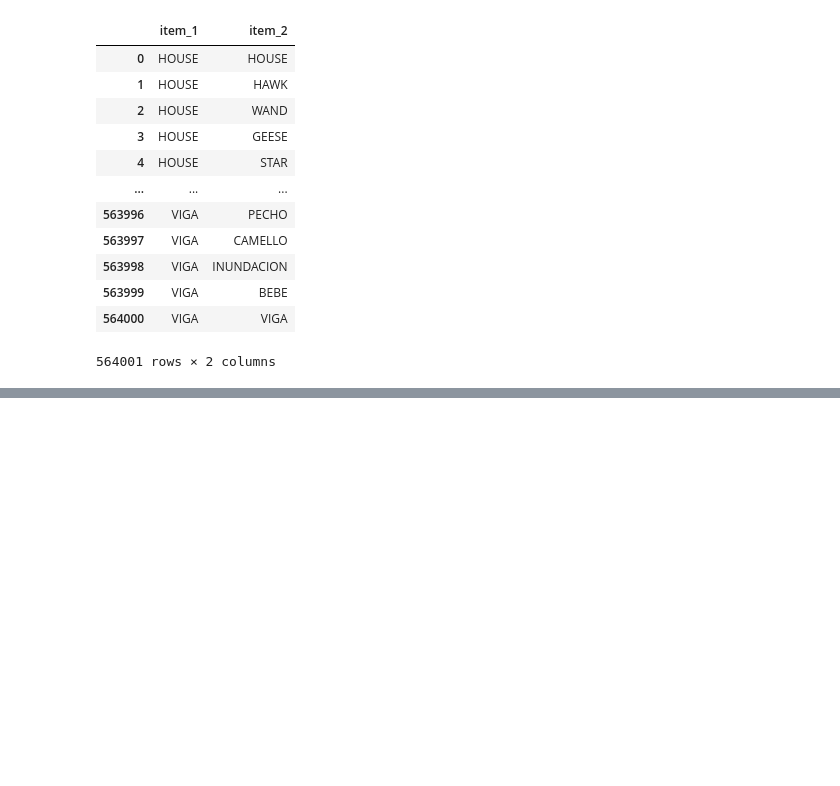
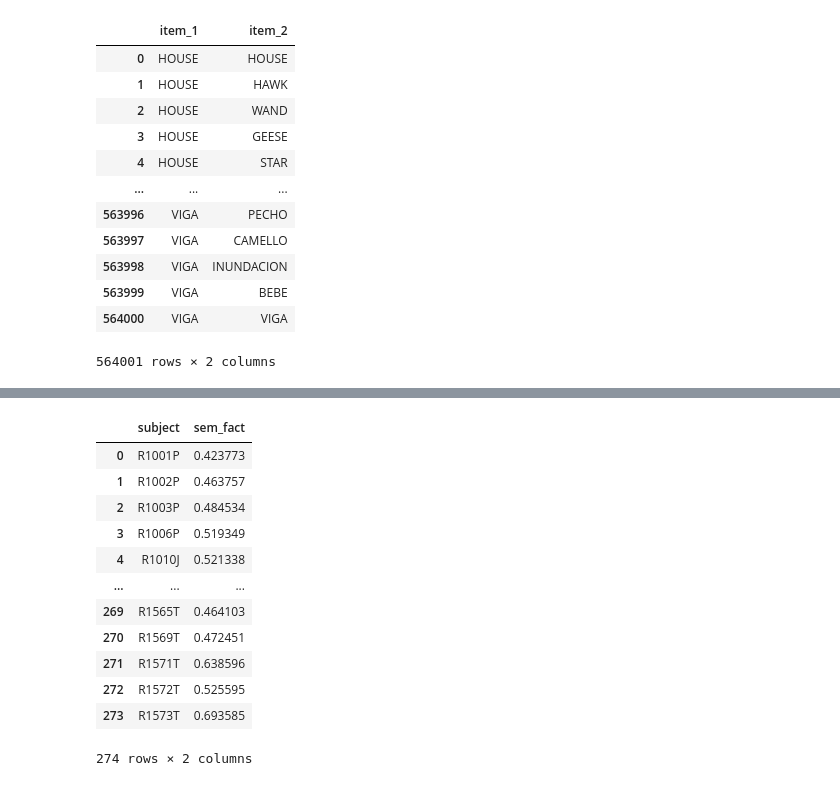
Before and after one commit to pennmem/pybeh_pd, a Jupyter notebook: FR1_analyses.ipynb, the cells around one changed output, grey strips where cells are left out. Saved outputs shown, nothing was run; the diff lists cells and outputs as text; code cells hidden in the pictures; blank space fills up the shorter version.

```diff
--- a/FR1_analyses.ipynb
+++ b/FR1_analyses.ipynb
@@ -107,14 +124,28 @@ g = sns.lineplot(x='avg_sem_bin_mean', y='prob', data=pb_sem_crp)
 # %%
 pb_sem_dist_fact = events_new.groupby("subject").apply(pb.pd_dist_fact,
                                                        rec_itemnos=None,
                                                        itemno_column='item_num_new',
                                                        list_index=['subject', 'session', 'list'],
                                                        dist_mat=sem_sims,
                                                        sim_columns=None,
                                                        is_similarity=True,
                                                        dist_columns=None,
                                                        skip_first_n=0,
-                                                       pres_type="WORD", rec_type="REC_WORD", type_column='type', ret_counts=False,
-                                                       ).reset_index()
+                                                       pres_type="WORD", rec_type="REC_WORD", type_column='type', ret_counts=False
+                                                       ).to_frame(name='sem_fact').reset_index()
 
 pb_sem_dist_fact
+# %% [output]
+|  | subject | sem_fact |
+| 0 | R1001P | 0.423773 |
+| 1 | R1002P | 0.463757 |
+| 2 | R1003P | 0.484534 |
+| 3 | R1006P | 0.519349 |
+| 4 | R1010J | 0.521338 |
+| ... | ... | ... |
+| 269 | R1565T | 0.464103 |
+| 270 | R1569T | 0.472451 |
+| 271 | R1571T | 0.638596 |
+| 272 | R1572T | 0.525595 |
+| 273 | R1573T | 0.693585 |
+274 rows × 2 columns
```
Also changed, not shown: parts of 4 cells of this notebook.
